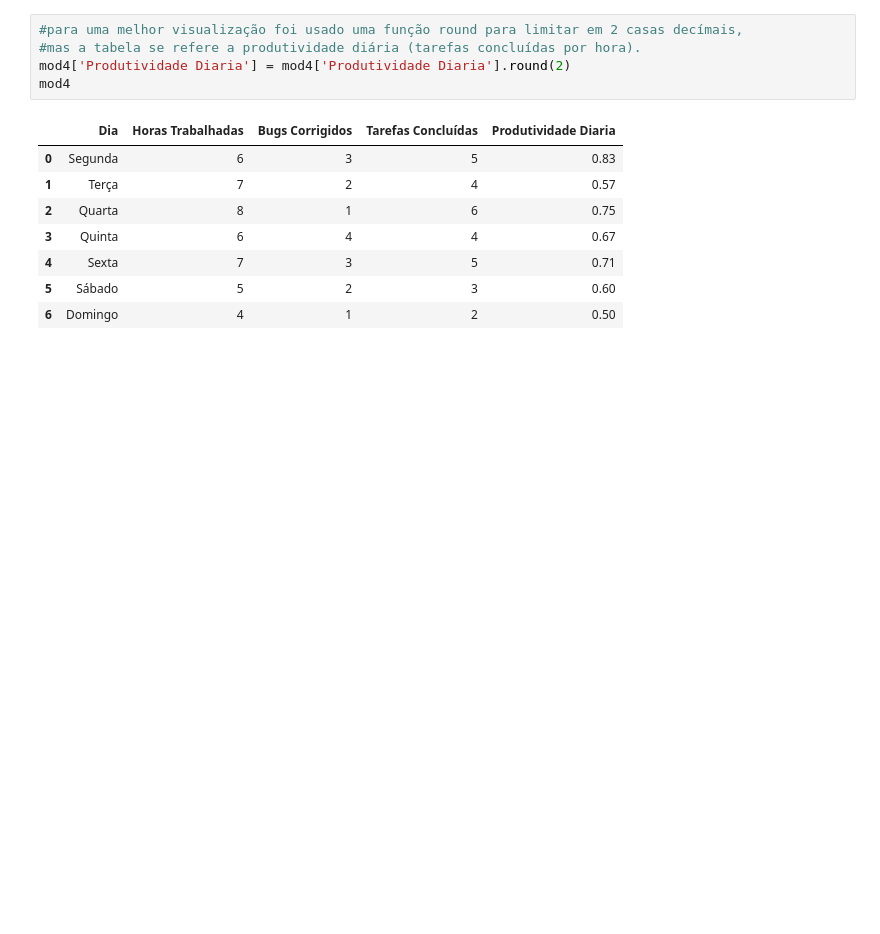
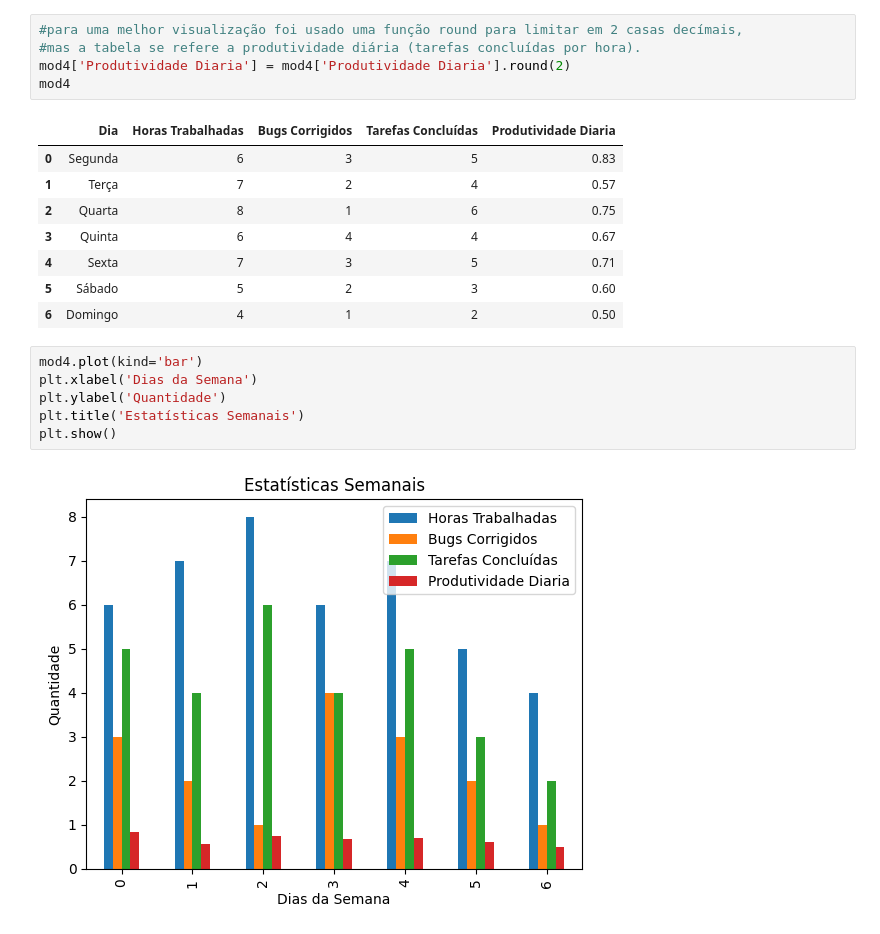
Before and after one commit to Aron151281/ind4, a Jupyter notebook: Projeto_Mod4.ipynb, the cells around one changed output. Cells and saved outputs as stored; diff of their text form; blank space fills up the shorter version.

```diff
--- a/Projeto_Mod4.ipynb
+++ b/Projeto_Mod4.ipynb
@@ -80,3 +111,11 @@ mod4
 | 4 | Sexta | 7 | 3 | 5 | 0.71 |
 | 5 | Sábado | 5 | 2 | 3 | 0.60 |
 | 6 | Domingo | 4 | 1 | 2 | 0.50 |
+# %%
+mod4.plot(kind='bar')
+plt.xlabel('Dias da Semana')
+plt.ylabel('Quantidade')
+plt.title('Estatísticas Semanais')
+plt.show()
+# %% [output]
+[figure, added]
```
Also changed, not shown: parts of 9 cells of this notebook.
